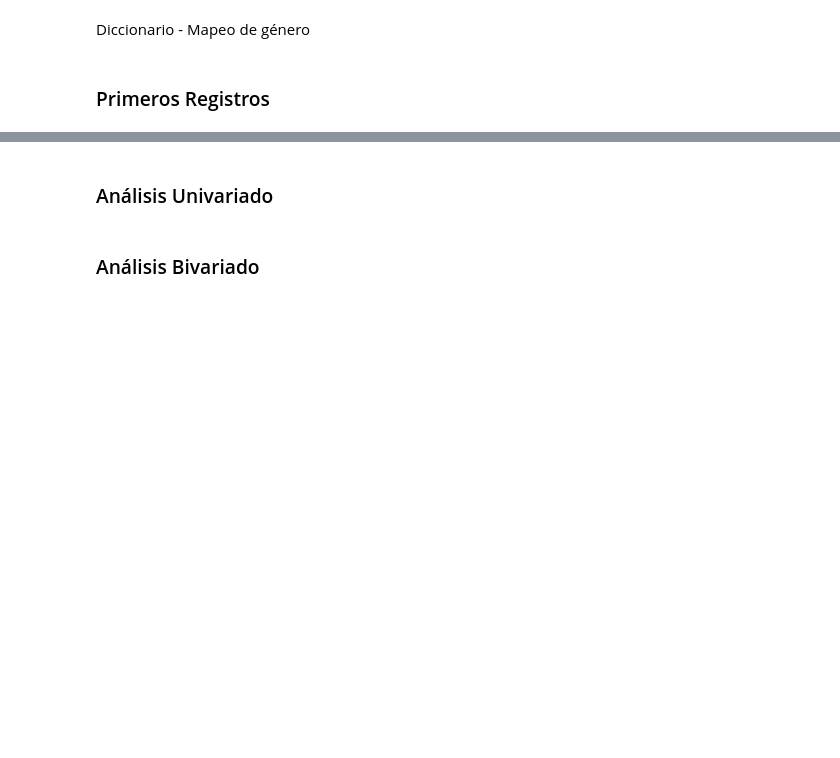
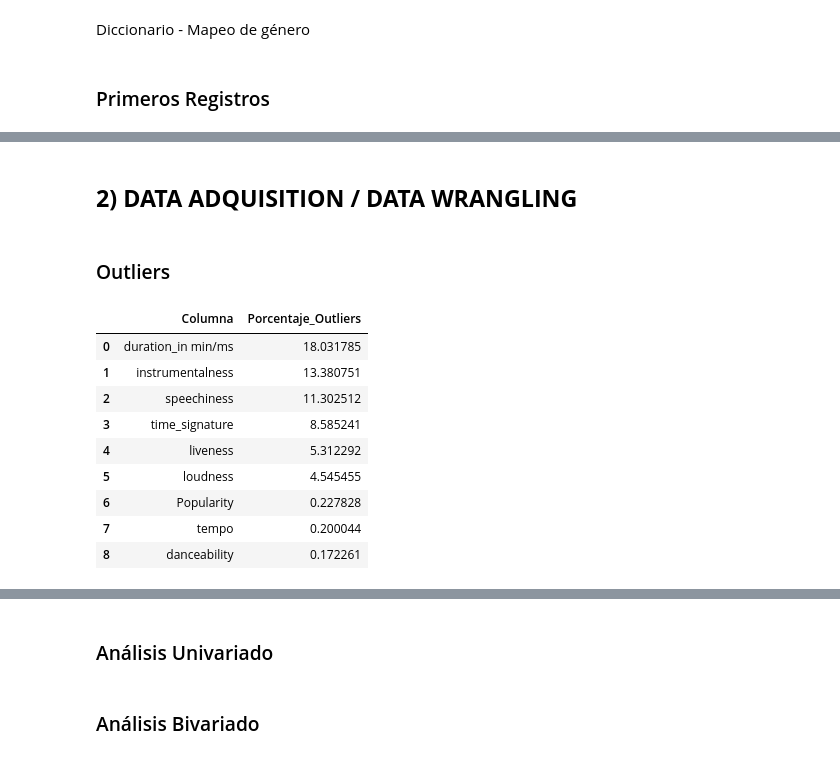
Before and after one commit to Apolo073/Coderhouse_DataScience_EntregaFinal, a Jupyter notebook: Reproducción_Canciones.ipynb, the cells around one changed output, grey strips where cells are left out. Drawn from its saved outputs; the diff is of its cells as text; code cells hidden in the pictures; blank space fills up the shorter version.

```diff
--- a/Reproducción_Canciones.ipynb
+++ b/Reproducción_Canciones.ipynb
@@ -147,0 +195,45 @@ test_df.head(3)
+# %% [markdown]
+## **2) DATA ADQUISITION / DATA WRANGLING**
+# %% [markdown]
+### Outliers
+# %%
+# Se Calcula el porcentaje de outliers para las columnas numéricas de un DataFrame utilizando el criterio del rango intercuartílico (IQR), excluyendo variables binarias.
+
+def calcular_outliers_iqr(train_df):
+    resultados = []
+
+    for columna in train_df.select_dtypes(include='number').columns:
+        # Excluir variables binarias
+        if train_df[columna].nunique() == 2:
+            continue
+
+        q1 = train_df[columna].quantile(0.25)
+        q3 = train_df[columna].quantile(0.75)
+        iqr = q3 - q1
+        limite_inferior = q1 - 1.5 * iqr
+        limite_superior = q3 + 1.5 * iqr
+
+        # Calcular el porcentaje de outliers
+        outliers = train_df[(train_df[columna] < limite_inferior) | (train_df[columna] > limite_superior)]
+        porcentaje_outliers = (len(outliers) / len(train_df)) * 100
+        resultados.append((columna, porcentaje_outliers))
+
+    # Convertir a DataFrame y ordenar por porcentaje de outliers
+    outliers_df = pd.DataFrame(resultados, columns=['Columna', 'Porcentaje_Outliers'])
+    outliers_df = outliers_df[outliers_df['Porcentaje_Outliers'] > 0]
+    outliers_df = outliers_df.sort_values(by='Porcentaje_Outliers', ascending=False).reset_index(drop=True)
+
+    return outliers_df
+# %%
+calcular_outliers_iqr(train_df)
+# %% [output]
+|  | Columna | Porcentaje_Outliers |
+| 0 | duration_in min/ms | 18.031785 |
+| 1 | instrumentalness | 13.380751 |
+| 2 | speechiness | 11.302512 |
+| 3 | time_signature | 8.585241 |
+| 4 | liveness | 5.312292 |
+| 5 | loudness | 4.545455 |
+| 6 | Popularity | 0.227828 |
+| 7 | tempo | 0.200044 |
+| 8 | danceability | 0.172261 |
```
Also changed, not shown: parts of 33 cells of this notebook.
